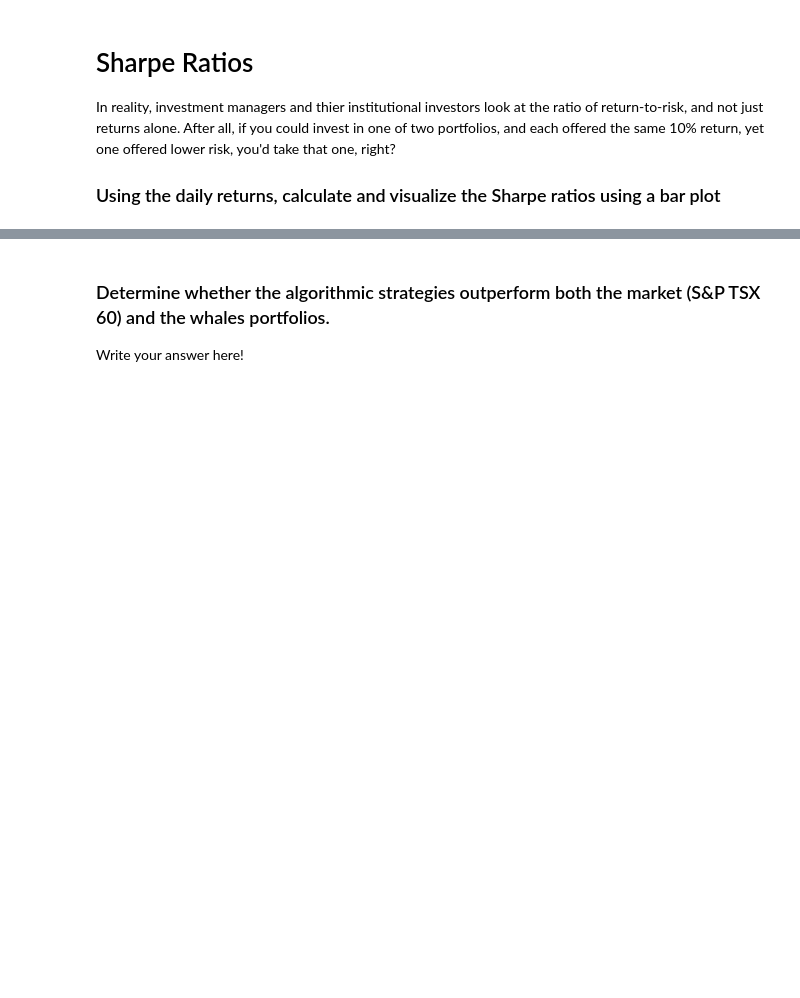
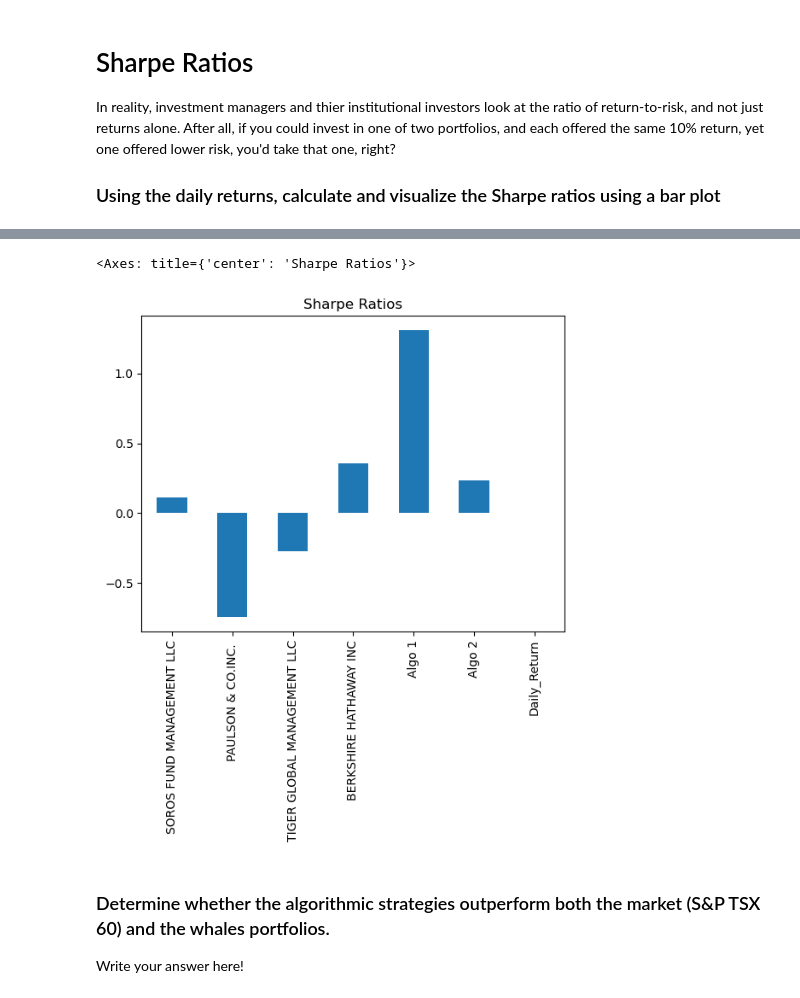
Before and after one commit to ahcano/pandas, a Jupyter notebook: Anahs_whale_analysis.ipynb, the cells around one changed output, grey strips where cells are left out. Drawn from its saved outputs; the diff is of its cells as text; code cells hidden in the pictures; blank space fills up the shorter version.

Commit message:
calculated sharpe ratios for portfolio_df

```diff
--- a/Anahs_whale_analysis.ipynb
+++ b/Anahs_whale_analysis.ipynb
@@ -473,0 +472,4 @@ In reality, investment managers and thier institutional investors look at the ra
+# %%
+# Annualized Sharpe Ratios
+sharpe_ratios = ((portfolio_df.mean()-portfolio_df['Daily_Return'].mean()) * 252) / (portfolio_df.std() * np.sqrt(252))
+sharpe_ratios
@@ -474,5 +485,9 @@ In reality, investment managers and thier institutional investors look at the ra
 # %%
 # Visualize the sharpe ratios as a bar plot
+sharpe_ratios.plot(kind="bar", title="Sharpe Ratios")
+# %% [output]
+<Axes: title={'center': 'Sharpe Ratios'}>
+[figure, added]
 # %% [markdown]
 ### Determine whether the algorithmic strategies outperform both the market (S&P TSX 60) and the whales portfolios.
 
```
Also changed, not shown: parts of 7 cells of this notebook.
